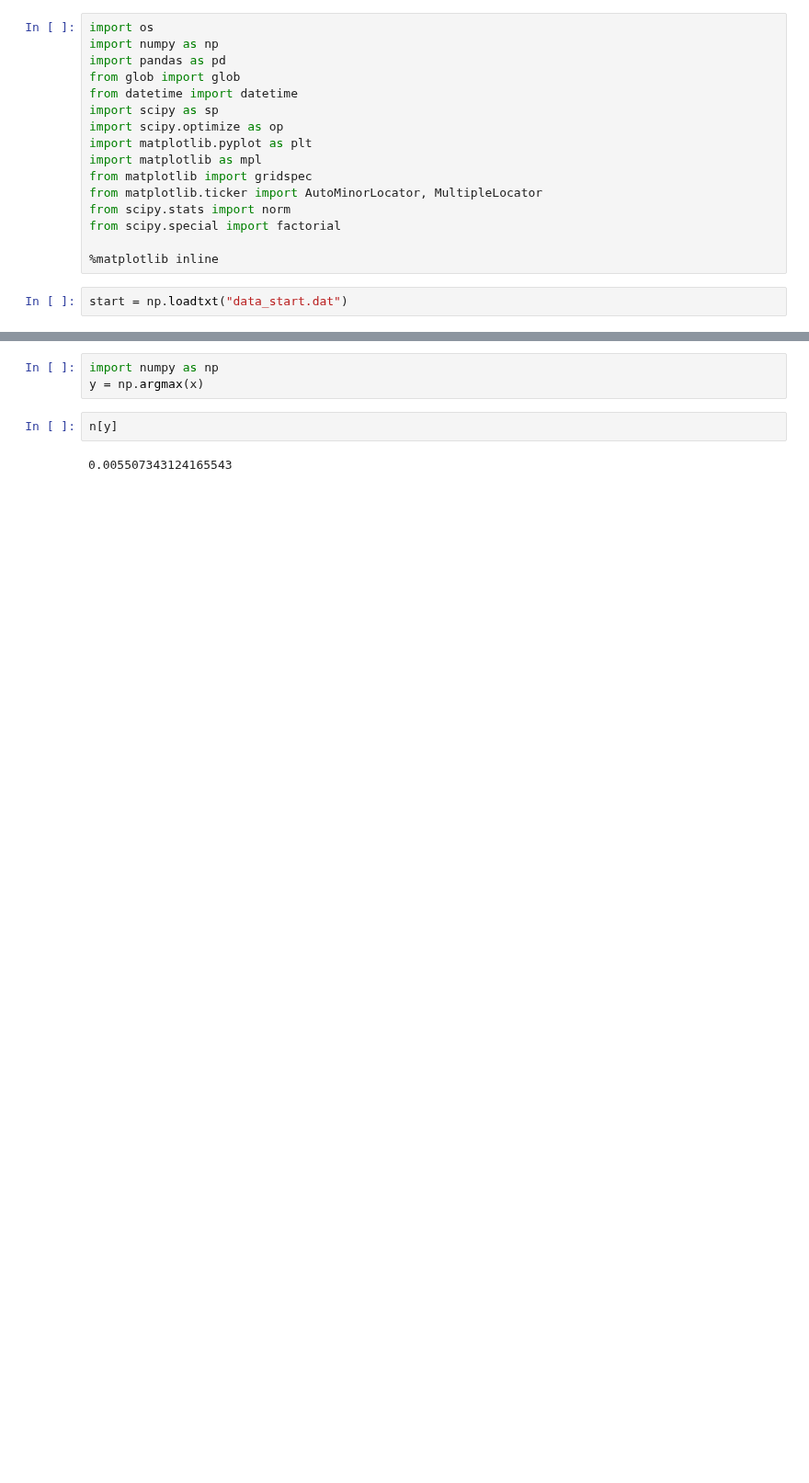
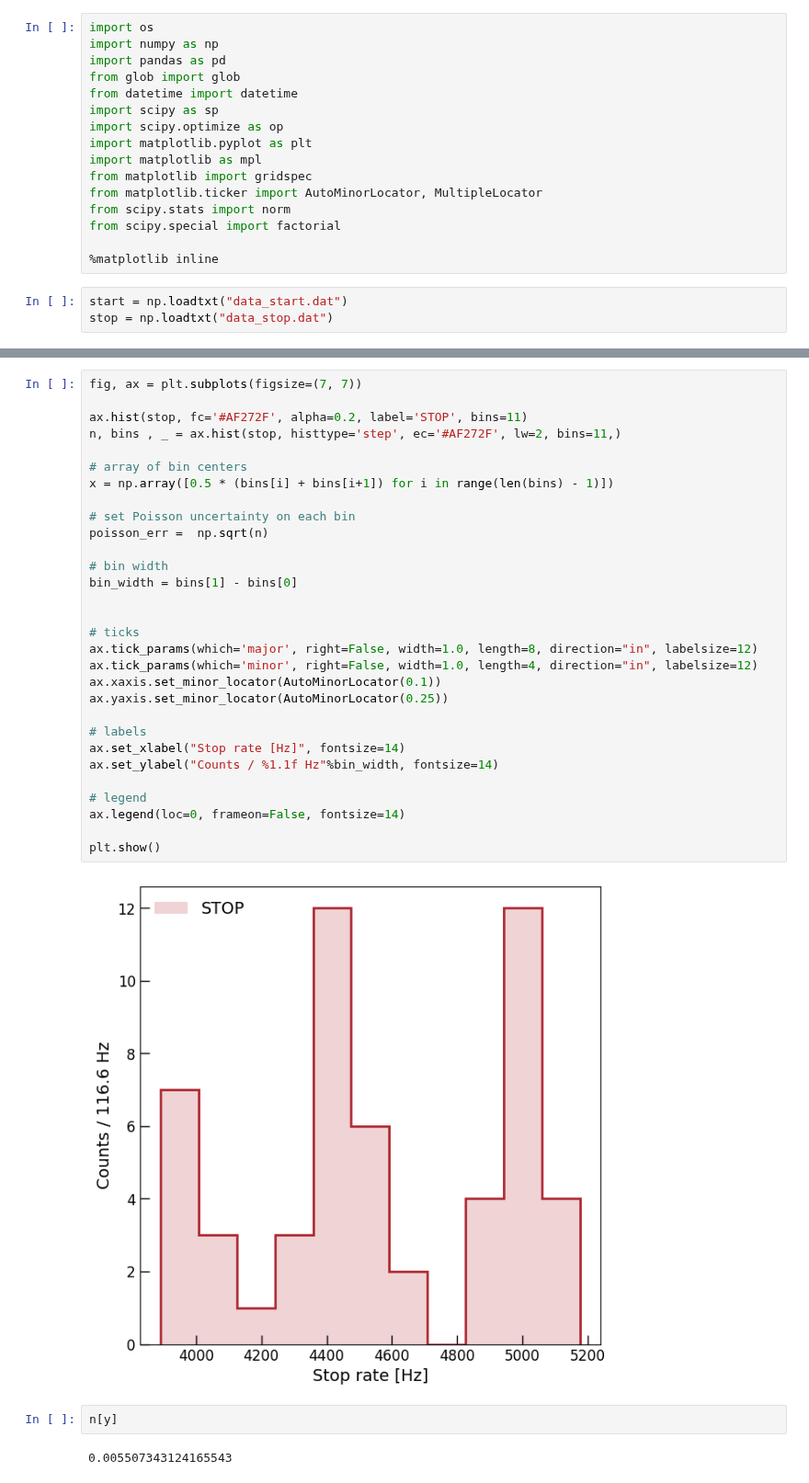
Before and after one commit to trRiccardo/MuonLifetime, a Jupyter notebook: spectra/test.ipynb, the cells around one changed output, grey strips where cells are left out. Shown at 92% size. Saved outputs shown, nothing was run; the diff lists cells and outputs as text; blank space fills up the shorter version.

Commit message:
added stop measurements

```diff
--- a/spectra/test.ipynb
+++ b/spectra/test.ipynb
@@ -16,3 +16,4 @@ from scipy.special import factorial
 %matplotlib inline
 # %%
 start = np.loadtxt("data_start.dat")
+stop = np.loadtxt("data_stop.dat")
@@ -66,6 +52,35 @@ NameError: name 'fit_function' is not defined
-# %%
-import numpy as np
-y = np.argmax(x)
+# %%
+fig, ax = plt.subplots(figsize=(7, 7))
+
+ax.hist(stop, fc='#AF272F', alpha=0.2, label='STOP', bins=11)
+n, bins , _ = ax.hist(stop, histtype='step', ec='#AF272F', lw=2, bins=11,)
+
+# array of bin centers
+x = np.array([0.5 * (bins[i] + bins[i+1]) for i in range(len(bins) - 1)])
+
+# set Poisson uncertainty on each bin
+poisson_err =  np.sqrt(n)
+
+# bin width
+bin_width = bins[1] - bins[0]
+
+
+# ticks
+ax.tick_params(which='major', right=False, width=1.0, length=8, direction="in", labelsize=12)
+ax.tick_params(which='minor', right=False, width=1.0, length=4, direction="in", labelsize=12)
+ax.xaxis.set_minor_locator(AutoMinorLocator(0.1))
+ax.yaxis.set_minor_locator(AutoMinorLocator(0.25))
+
+# labels
+ax.set_xlabel("Stop rate [Hz]", fontsize=14)
+ax.set_ylabel("Counts / %1.1f Hz"%bin_width, fontsize=14)
+
+# legend
+ax.legend(loc=0, frameon=False, fontsize=14)
+
+plt.show()
+# %% [output]
+[figure, added]
 # %%
 n[y]
 # %% [output]
```
Also changed, not shown: parts of 2 cells of this notebook, 2 other files.
